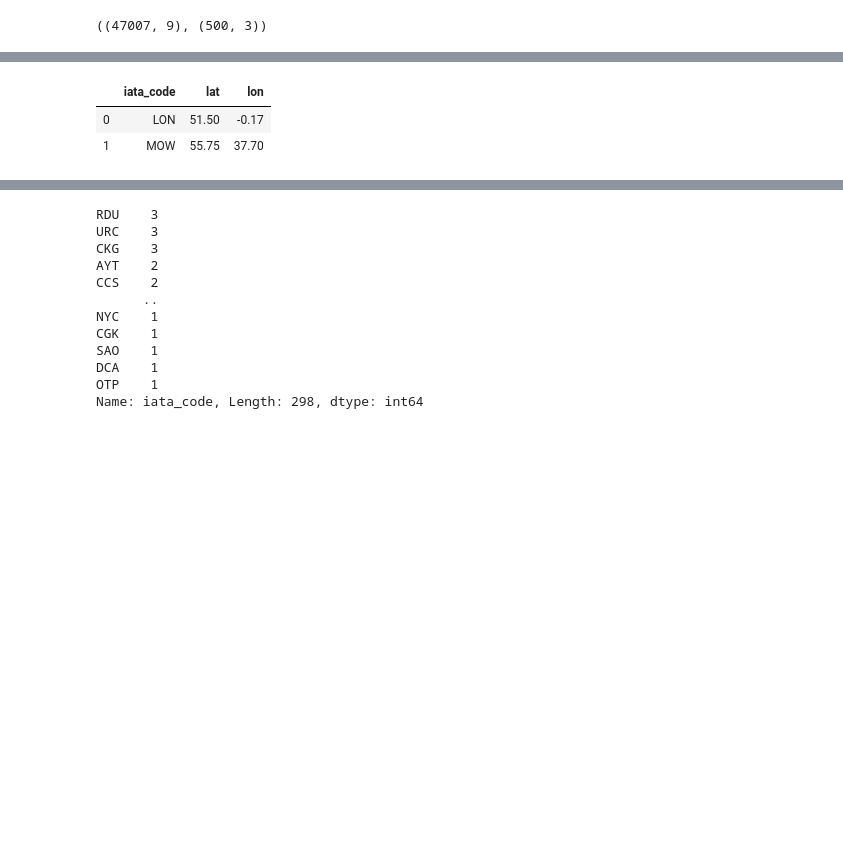
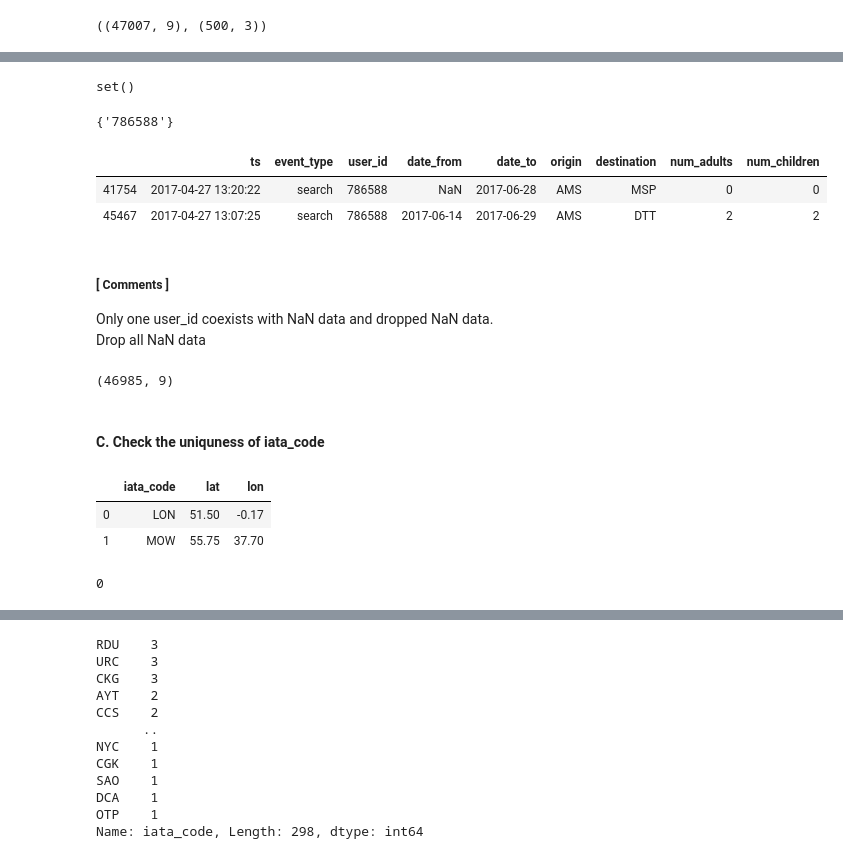
Before and after one commit to giallo41/book_destination, a Jupyter notebook: eda.ipynb, the cells around one changed output, grey strips where cells are left out. Saved outputs shown, nothing was run; the diff lists cells and outputs as text; code cells hidden in the pictures; blank space fills up the shorter version.

```diff
--- a/eda.ipynb
+++ b/eda.ipynb
@@ -22,6 +77,35 @@ df_event.shape, df_iata.shape
+# %%
+set(df_event.drop(drop_index, axis=0)['user_id'].unique()).intersection(user_id_toNaN)
+# %% [output]
+set()
+# %%
+set(df_event.drop(drop_index, axis=0)['user_id'].unique()).intersection(user_id_fromNaN)
+# %% [output]
+{'786588'}
+# %%
+df_event[df_event['user_id'] == '786588']
+# %% [output]
+|  | ts | event_type | user_id | date_from | date_to | origin | destination | num_adults | num_children |
+| 41754 | 2017-04-27 13:20:22 | search | 786588 | NaN | 2017-06-28 | AMS | MSP | 0 | 0 |
+| 45467 | 2017-04-27 13:07:25 | search | 786588 | 2017-06-14 | 2017-06-29 | AMS | DTT | 2 | 2 |
+# %% [markdown]
+##### [ Comments ]
+Only one user_id coexists with NaN data and dropped NaN data.<br>
+Drop all NaN data <br>
+# %%
+df_event = df_event.drop(drop_index, axis=0)
+df_event.shape
+# %% [output]
+(46985, 9)
+# %% [markdown]
+#### C. Check the uniquness of iata_code
 # %%
 df_iata.head(2)
 # %% [output]
 |  | iata_code | lat | lon |
 | 0 | LON | 51.50 | -0.17 |
 | 1 | MOW | 55.75 | 37.70 |
+# %%
+len(set(df_event['origin'].unique())-set(df_iata['iata_code'].unique()))
+# %% [output]
+0
```
Also changed, not shown: parts of 32 cells of this notebook, 2 other files.
